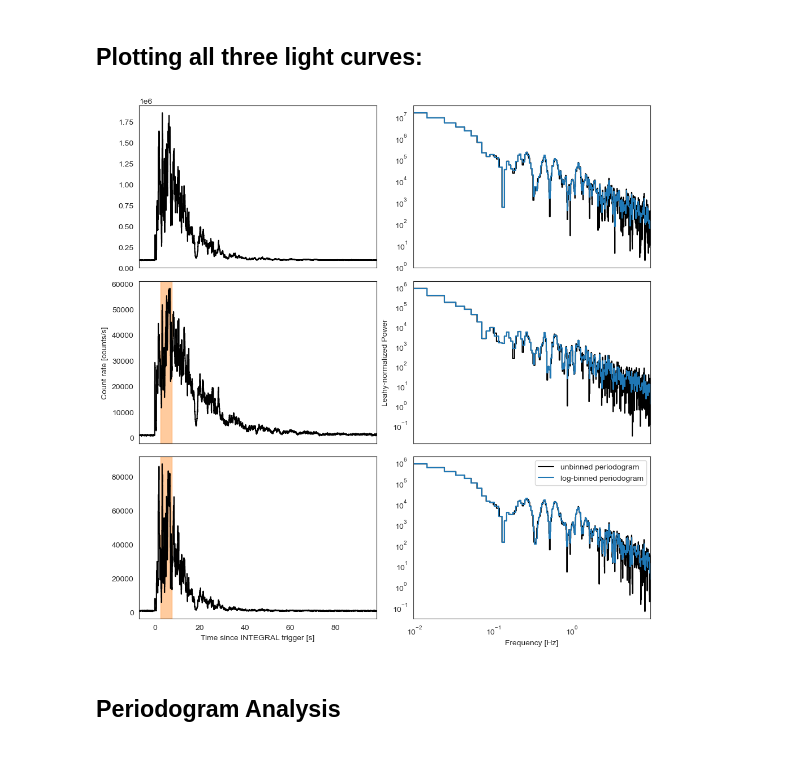
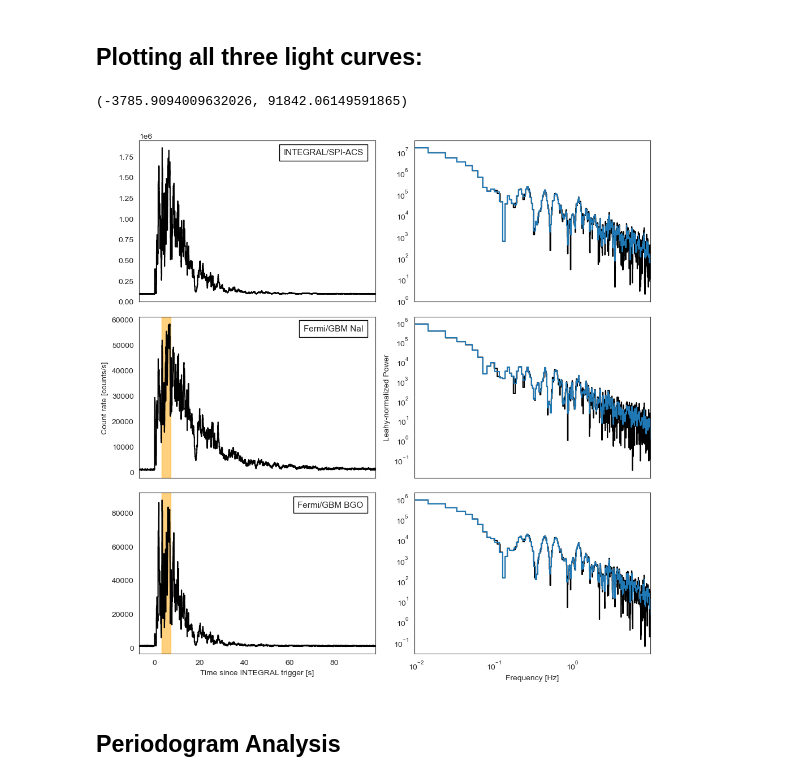
Before and after one commit to dhuppenkothen/GRB230307A_QPOSearch, a Jupyter notebook: notebooks/PaperFigures.ipynb, the cells around one changed output. Saved outputs shown, nothing was run; the diff lists cells and outputs as text; code cells hidden in the pictures.

```diff
--- a/notebooks/PaperFigures.ipynb
+++ b/notebooks/PaperFigures.ipynb
@@ -379,55 +379,63 @@ INFO[2024-05-29 14:23:48,640]: Computing the bin time ``dt``. This can take time
 # %% [markdown]
 ## Plotting all three light curves:
 # %%
-from matplotlib.patches import Rectangle
-
 fig, axes = plt.subplots(3, 2, figsize=(10, 10))
 
 axes = np.hstack(axes)
 
+cutout_start = 3.0
+cutout_stop = 7.0
+
+
 axes[0].plot(lc_int.time, lc_int.countrate, ds="steps-mid", color="black")
 axes[0].set_xlim(mintime, maxtime)
 axes[0].set_xticks([])
+axes[0].text(0.95, 0.95, "INTEGRAL/SPI-ACS", transform=axes[0].transAxes, fontsize=11,
+        verticalalignment='top', horizontalalignment="right", bbox={"boxstyle":"square", "facecolor":'white', "edgecolor":"black", "pad":0.5})
 
 axes[1].loglog(ps_int.freq, ps_int.power, ds="steps-mid", color="black")
 axes[1].loglog(ps_log_int.freq, ps_log_int.power, ds="steps-mid", color="C0")
+
 axes[1].set_xlim(ps_int.freq[0], ps_int.freq[-1])
 axes[1].set_xticks([])
 
 axes[2].plot(lc_nai.time, lc_nai.countrate, ds="steps-mid", color="black")
-ylim = axes[2].get_ylim()
-rect1 = Rectangle((2.5, ylim[0]), 5.0, ylim[1]-ylim[0], linewidth=1, edgecolor='C1', facecolor='C1', alpha=0.4)
-axes[2].add_patch(rect1)
 axes[2].set_xlim(mintime, maxtime)
-axes[2].set_ylim(ylim)
 axes[2].set_xticks([])
 axes[2].set_ylabel("Count rate [counts/s]")
+ylim = axes[2].get_ylim()
+axes[2].fill_between([cutout_start, cutout_stop],[np.min(ylim), np.min(ylim)], [np.max(ylim), np.max(ylim)], color="orange", alpha=0.5)
+axes[2].set_ylim(ylim)
+axes[2].text(0.95, 0.95, "Fermi/GBM NaI", transform=axes[2].transAxes, fontsize=11,
+        verticalalignment='top', horizontalalignment="right", bbox={"boxstyle":"square", "facecolor":'white', "edgecolor":"black", "pad":0.5})
 
 axes[3].loglog(ps_nai.freq, ps_nai.power, ds="steps-mid", color="black")
 axes[3].loglog(ps_log_nai.freq, ps_log_nai.power, ds="steps-mid", color="C0")
 axes[3].set_xlim(ps_nai.freq[0], ps_nai.freq[-1])
 axes[3].set_xticks([])
 axes[3].set_ylabel("Leahy-normalized Power")
 
 axes[4].plot(lc_bgo.time, lc_bgo.countrate, ds="steps-mid", color="black")
-ylim = axes[4].get_ylim()
-rect2 = Rectangle((2.5, ylim[0]), 5.0, ylim[1]-ylim[0], linewidth=1, edgecolor='C1', facecolor='C1', alpha=0.4)
-axes[4].add_patch(rect2)
-axes[4].set_ylim(ylim)
-
 axes[4].set_xlim(mintime, maxtime)
 axes[4].set_xlabel("Time since INTEGRAL trigger [s]")
+ylim = axes[4].get_ylim()
+print(ylim)
 
-axes[5].loglog(ps_bgo.freq, ps_bgo.power, ds="steps-mid", color="black",label="unbinned periodogram")
-axes[5].loglog(ps_log_bgo.freq, ps_log_bgo.power, ds="steps-mid", color="C0", label="log-binned periodogram")
+axes[4].fill_between([cutout_start, cutout_stop],[np.min(ylim), np.min(ylim)], [np.max(ylim), np.max(ylim)], color="orange", alpha=0.5)
+axes[4].set_ylim(ylim)
+axes[4].text(0.95, 0.95, "Fermi/GBM BGO", transform=axes[4].transAxes, fontsize=11,
+        verticalalignment='top', horizontalalignment="right", bbox={"boxstyle":"square", "facecolor":'white', "edgecolor":"black", "pad":0.5})
+
+axes[5].loglog(ps_bgo.freq, ps_bgo.power, ds="steps-mid", color="black")
+axes[5].loglog(ps_log_bgo.freq, ps_log_bgo.power, ds="steps-mid", color="C0")
 axes[5].set_xlim(ps_bgo.freq[0], ps_bgo.freq[-1])
 axes[5].set_xlabel("Frequency [Hz]")
-axes[5].legend()
 
 fig.tight_layout()
 fig.savefig(figdir+"grb230307a_lc_ps_all.pdf", format="pdf")
 # %% [output]
+(-3785.9094009632026, 91842.06149591865)
-[figure, old version]
+[figure, new version]
 # %% [markdown]
 ## Periodogram Analysis
 # %%
```
Also changed, not shown: parts of 21 cells of this notebook.
